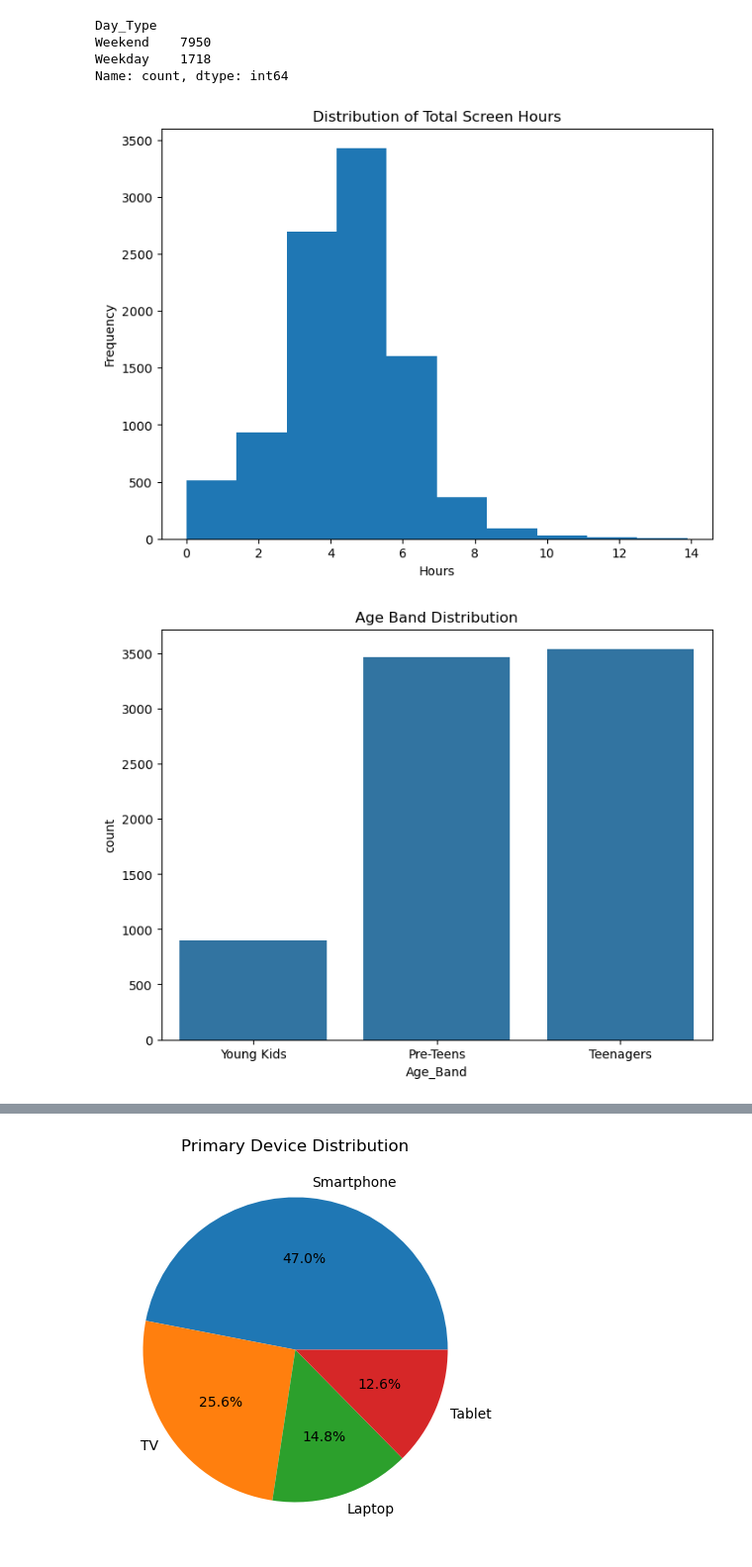
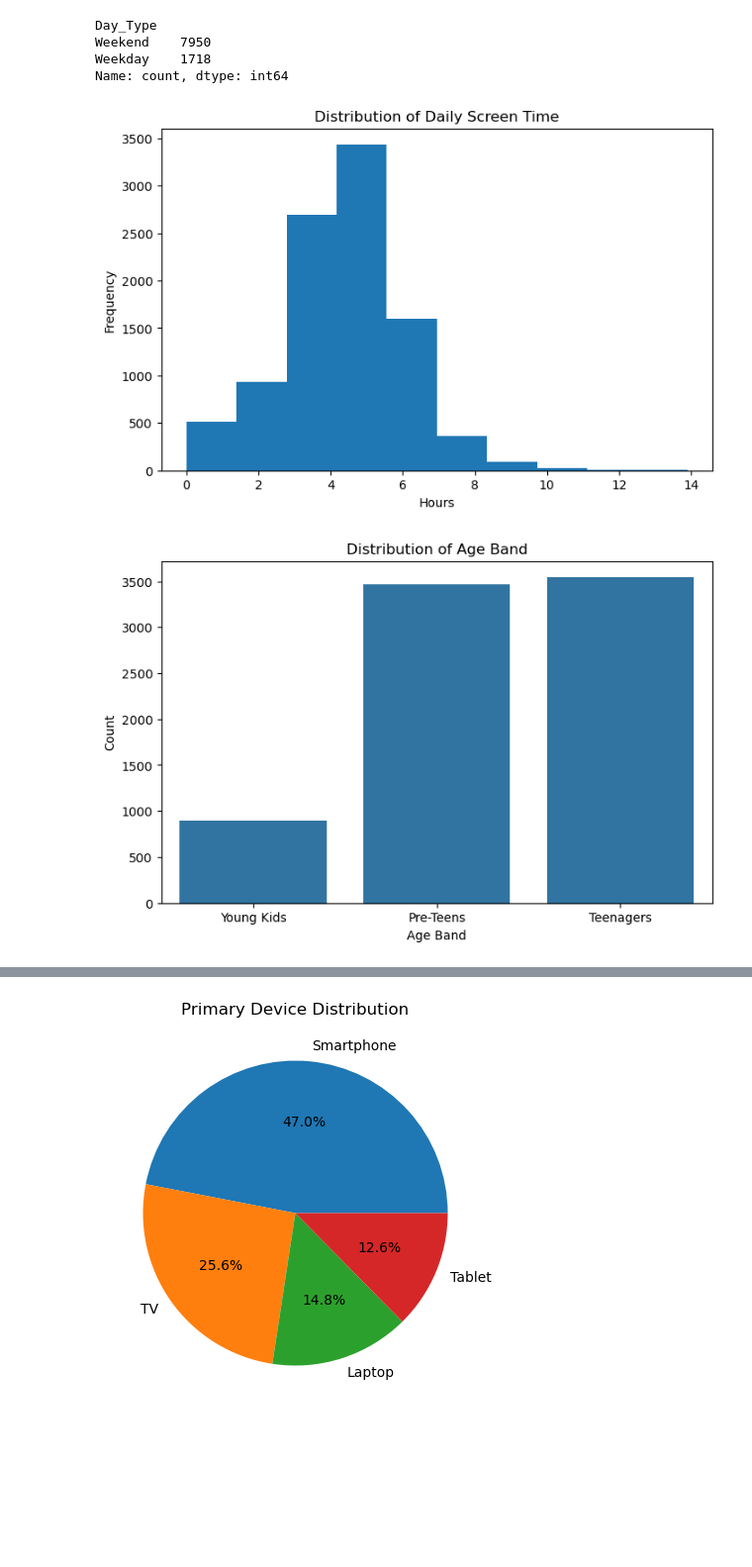
Before and after one commit to springboardmentor2468a-lab/ScreenSense, a Jupyter notebook: WEEK_3_TASK.ipynb, the cells around one changed output, grey strips where cells are left out. Shown at 99% size. Drawn from its saved outputs; the diff is of its cells as text; code cells hidden in the pictures; blank space fills up the shorter version.

```diff
--- a/WEEK_3_TASK.ipynb
+++ b/WEEK_3_TASK.ipynb
@@ -266,23 +266,25 @@ Weekend    7950
 Weekday    1718
 Name: count, dtype: int64
 # %%
-# UNIVARIATE ANALYSIS
+# UNIVARIATE ANALYSIS And BIVARIATE ANALYSIS
 # Screen Time Distribution
 
-plt.figure(figsize=(8,6))
+plt.figure(figsize=(8,5))
 plt.hist(df['Avg_Daily_Screen_Time_hr'])
-plt.title("Distribution of Total Screen Hours")
+plt.title("Distribution of Daily Screen Time")
 plt.xlabel("Hours")
 plt.ylabel("Frequency")
 plt.show()
 # %% [output]
-[figure, old version]
+[figure, new version]
 # %%
 # which age group appears more in dataset
 
-plt.figure(figsize=(8,6))
+plt.figure(figsize=(8,5))
 sns.countplot(x='Age_Band', data=df)
-plt.title("Age Band Distribution")
+plt.title("Distribution of Age Band")
+plt.xlabel("Age Band")
+plt.ylabel("Count")
 plt.show()
 # %% [output]
-[figure, old version]
+[figure, new version]
```
Also changed, not shown: parts of 23 cells of this notebook.
